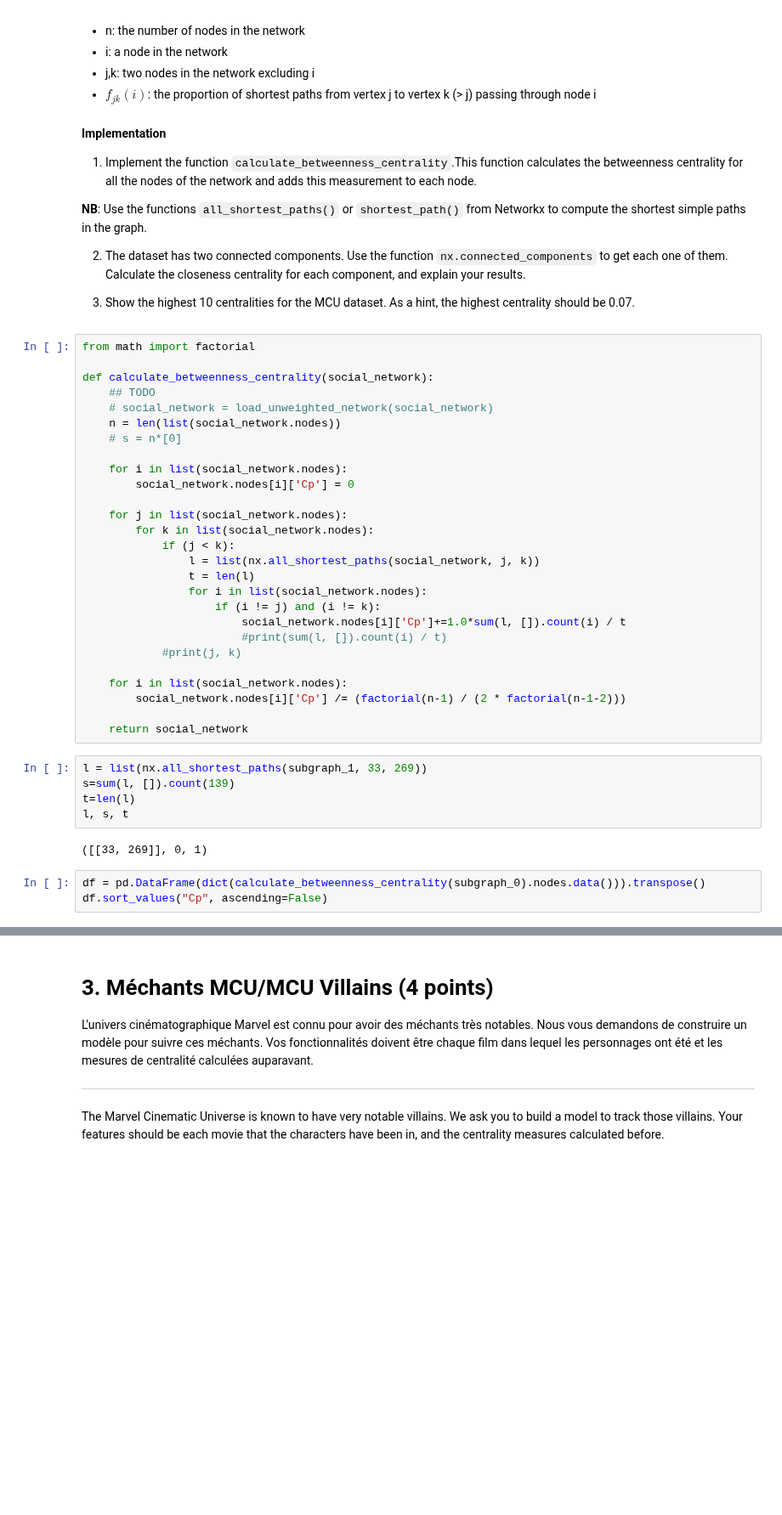
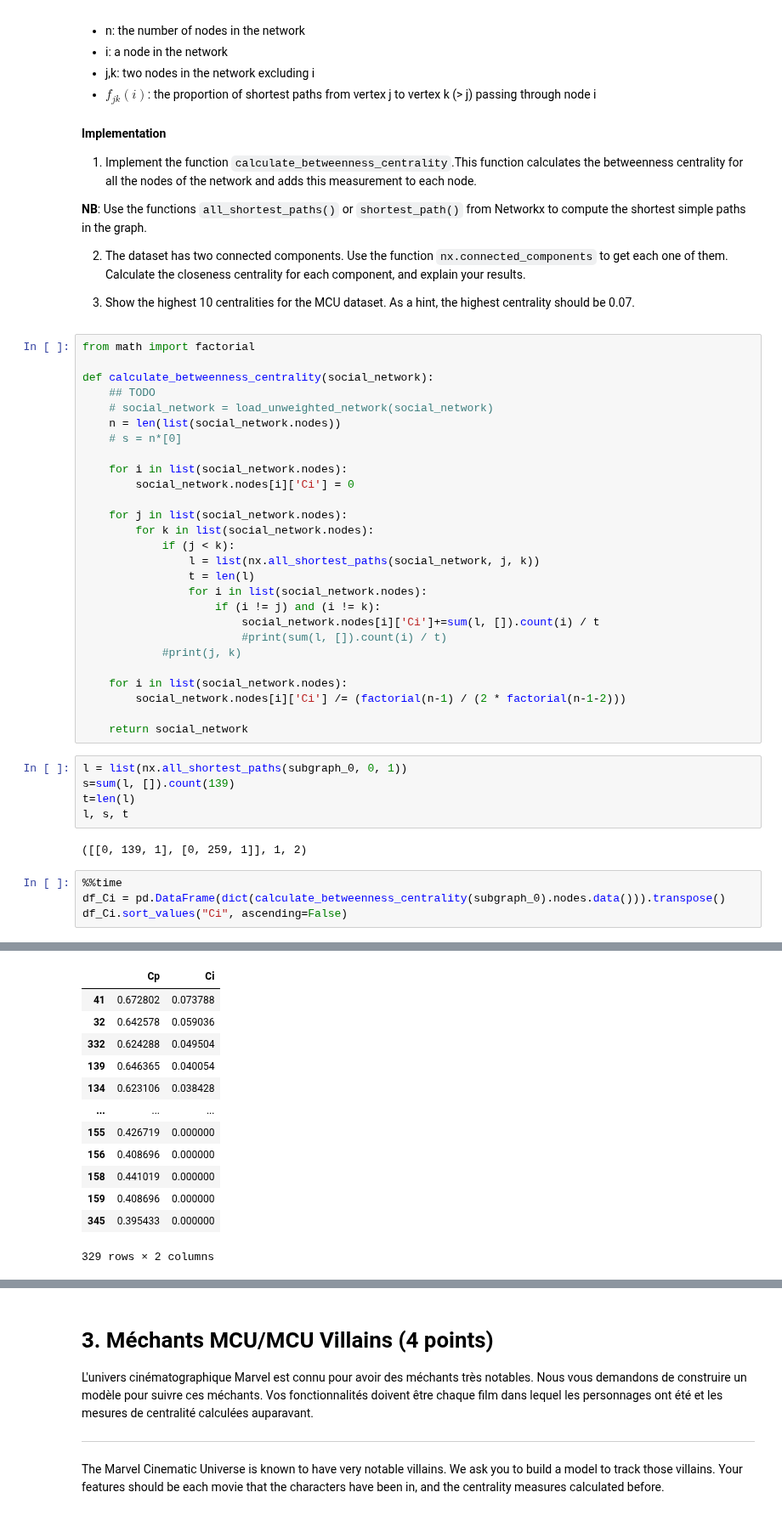
Before and after one commit to marcomudenge/Spark_GCP_Market_Basket_Analysis, a Jupyter notebook: TP3/TP3.ipynb, the cells around one changed output, grey strips where cells are left out. Shown at 85% size. Saved outputs shown, nothing was run; the diff lists cells and outputs as text; blank space fills up the shorter version.

```diff
--- a/TP3/TP3.ipynb
+++ b/TP3/TP3.ipynb
@@ -686,7 +686,7 @@ def calculate_betweenness_centrality(social_network):
     # s = n*[0]
 
     for i in list(social_network.nodes):
-        social_network.nodes[i]['Cp'] = 0
+        social_network.nodes[i]['Ci'] = 0
 
     for j in list(social_network.nodes):
         for k in list(social_network.nodes):
@@ -695,21 +695,23 @@ def calculate_betweenness_centrality(social_network):
                 t = len(l)
                 for i in list(social_network.nodes):
                     if (i != j) and (i != k):
-                        social_network.nodes[i]['Cp']+=1.0*sum(l, []).count(i) / t
+                        social_network.nodes[i]['Ci']+=sum(l, []).count(i) / t
                         #print(sum(l, []).count(i) / t)
             #print(j, k)
 
     for i in list(social_network.nodes):
-        social_network.nodes[i]['Cp'] /= (factorial(n-1) / (2 * factorial(n-1-2)))
+        social_network.nodes[i]['Ci'] /= (factorial(n-1) / (2 * factorial(n-1-2)))
 
     return social_network
 # %%
-l = list(nx.all_shortest_paths(subgraph_1, 33, 269))
+l = list(nx.all_shortest_paths(subgraph_0, 0, 1))
 s=sum(l, []).count(139)
 t=len(l)
 l, s, t
 # %% [output]
-([[33, 269]], 0, 1)
+([[0, 139, 1], [0, 259, 1]], 1, 2)
 # %%
-df = pd.DataFrame(dict(calculate_betweenness_centrality(subgraph_0).nodes.data())).transpose()
-df.sort_values("Cp", ascending=False)
+%%time
+df_Ci = pd.DataFrame(dict(calculate_betweenness_centrality(subgraph_0).nodes.data())).transpose()
+df_Ci.sort_values("Ci", ascending=False)
+# %% [output]
@@ -716 +720,14 @@ df.sort_values("Cp", ascending=False)
+|  | Cp | Ci |
+| 41 | 0.672802 | 0.073788 |
+| 32 | 0.642578 | 0.059036 |
+| 332 | 0.624288 | 0.049504 |
+| 139 | 0.646365 | 0.040054 |
+| 134 | 0.623106 | 0.038428 |
+| ... | ... | ... |
+| 155 | 0.426719 | 0.000000 |
+| 156 | 0.408696 | 0.000000 |
+| 158 | 0.441019 | 0.000000 |
+| 159 | 0.408696 | 0.000000 |
+| 345 | 0.395433 | 0.000000 |
+329 rows × 2 columns
 # %%
```
Also changed, not shown: parts of 9 cells of this notebook.
